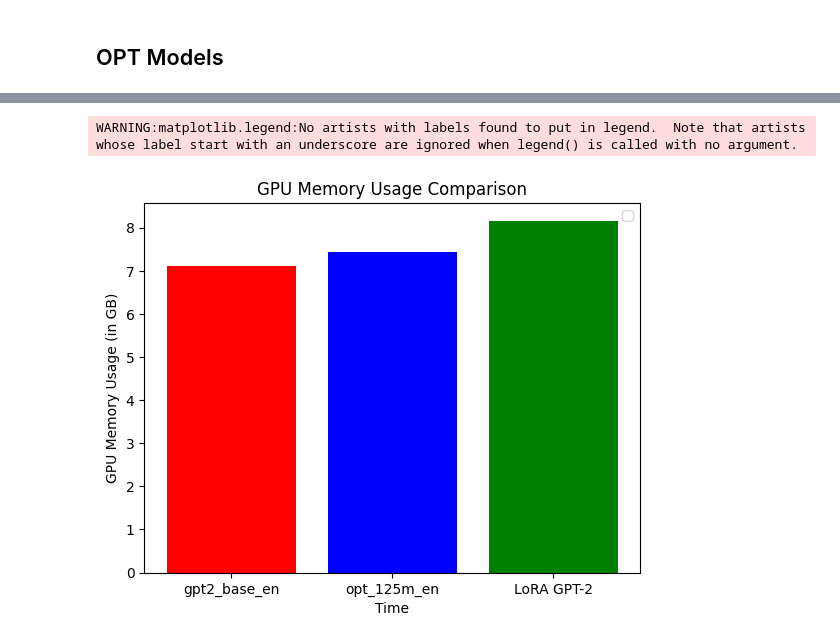
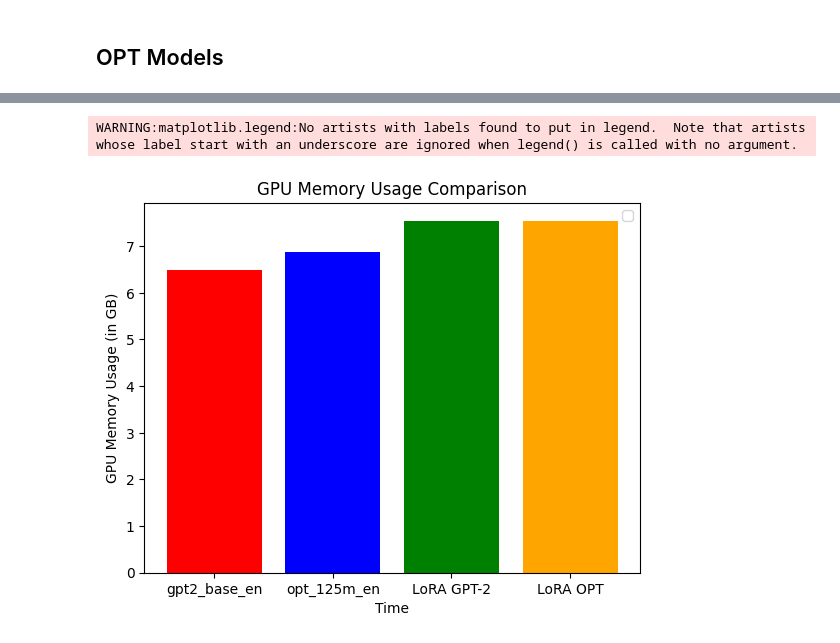
Before and after one commit to dscer/Codeathon_3, a Jupyter notebook: ybt7qf_codeathon_3.ipynb, the cells around one changed output, grey strips where cells are left out. Cells and saved outputs as stored; diff of their text form; code cells hidden in the pictures.

```diff
--- a/ybt7qf_codeathon_3.ipynb
+++ b/ybt7qf_codeathon_3.ipynb
@@ -742,0 +833,20 @@ Total Time Elapsed: 31.33s
+# %%
+gpu_memory_callback = GPUMemoryCallback(
+    target_batches=[5, 10, 25, 50, 100, 150, 200, 300, 400, 500],
+    print_stats=True,
+)
+
+optimizer, loss = get_optimizer_and_loss()
+
+lora_opt_model.compile(
+    optimizer=optimizer,
+    loss=loss,
+    weighted_metrics=["accuracy"],
+)
+
+lora_opt_model.fit(
+    train_ds,
+    epochs=1,
+    callbacks=[gpu_memory_callback],
+)
+lora_opt_model_memory_usage = gpu_memory_callback.memory_usage
@@ -743,6 +888,6 @@ Total Time Elapsed: 31.33s
 # %%
-plot_memory_use(gpt2_model_list + opt_model_list + ["LoRA GPT-2"],
-                gpt2_memory_use | opt_memory_use | {"LoRA GPT-2": lora_model_memory_usage})
+plot_memory_use(gpt2_model_list + opt_model_list + ["LoRA GPT-2", "LoRA OPT"],
+                gpt2_memory_use | opt_memory_use | {"LoRA GPT-2": lora_opt_model_memory_usage, "LoRA OPT": lora_opt_model_memory_usage})
 # %% [output]
 WARNING:matplotlib.legend:No artists with labels found to put in legend.  Note that artists whose label start with an underscore are ignored when legend() is called with no argument.
-[figure, old version]
+[figure, new version]
```
Also changed, not shown: parts of 30 cells of this notebook.
